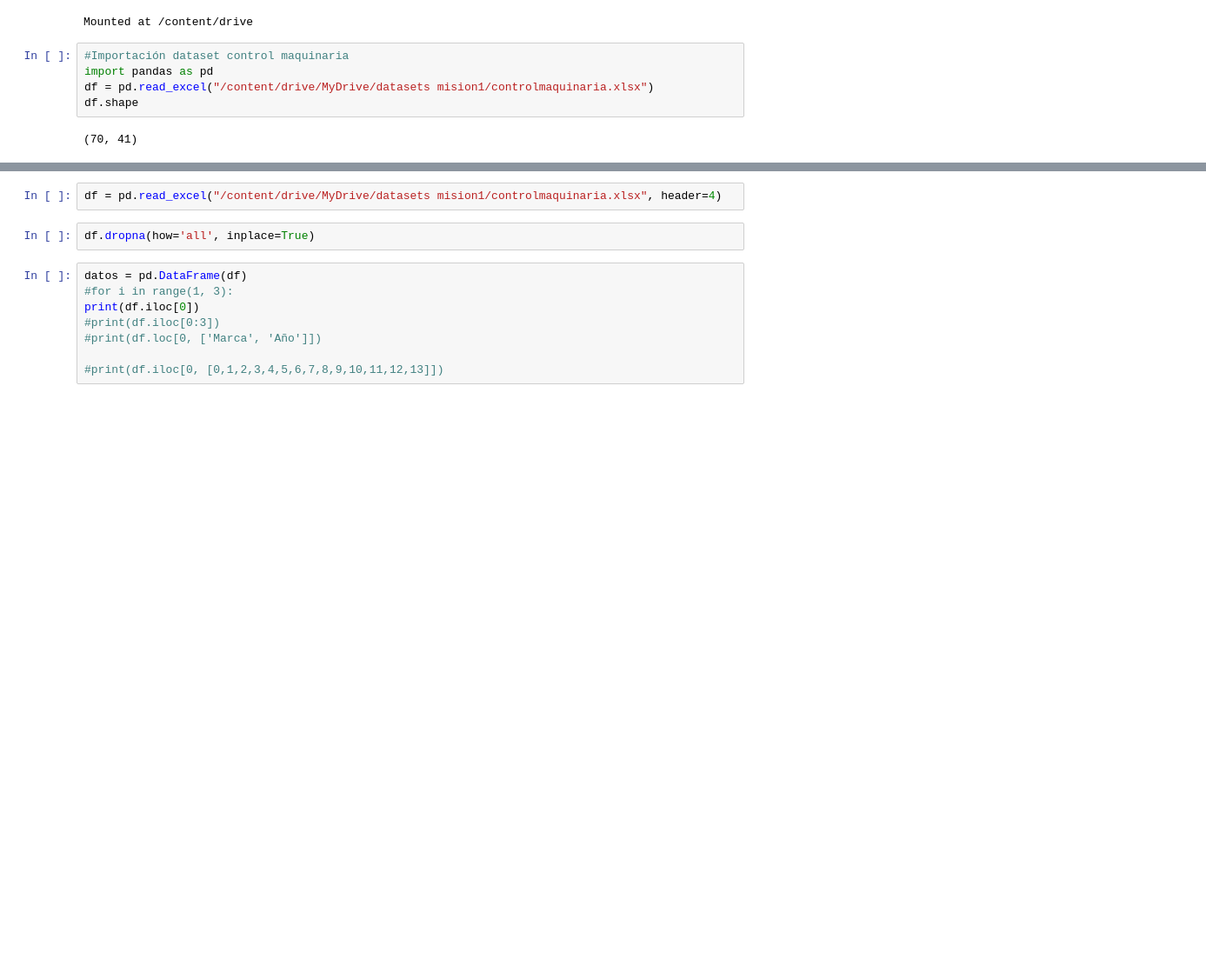
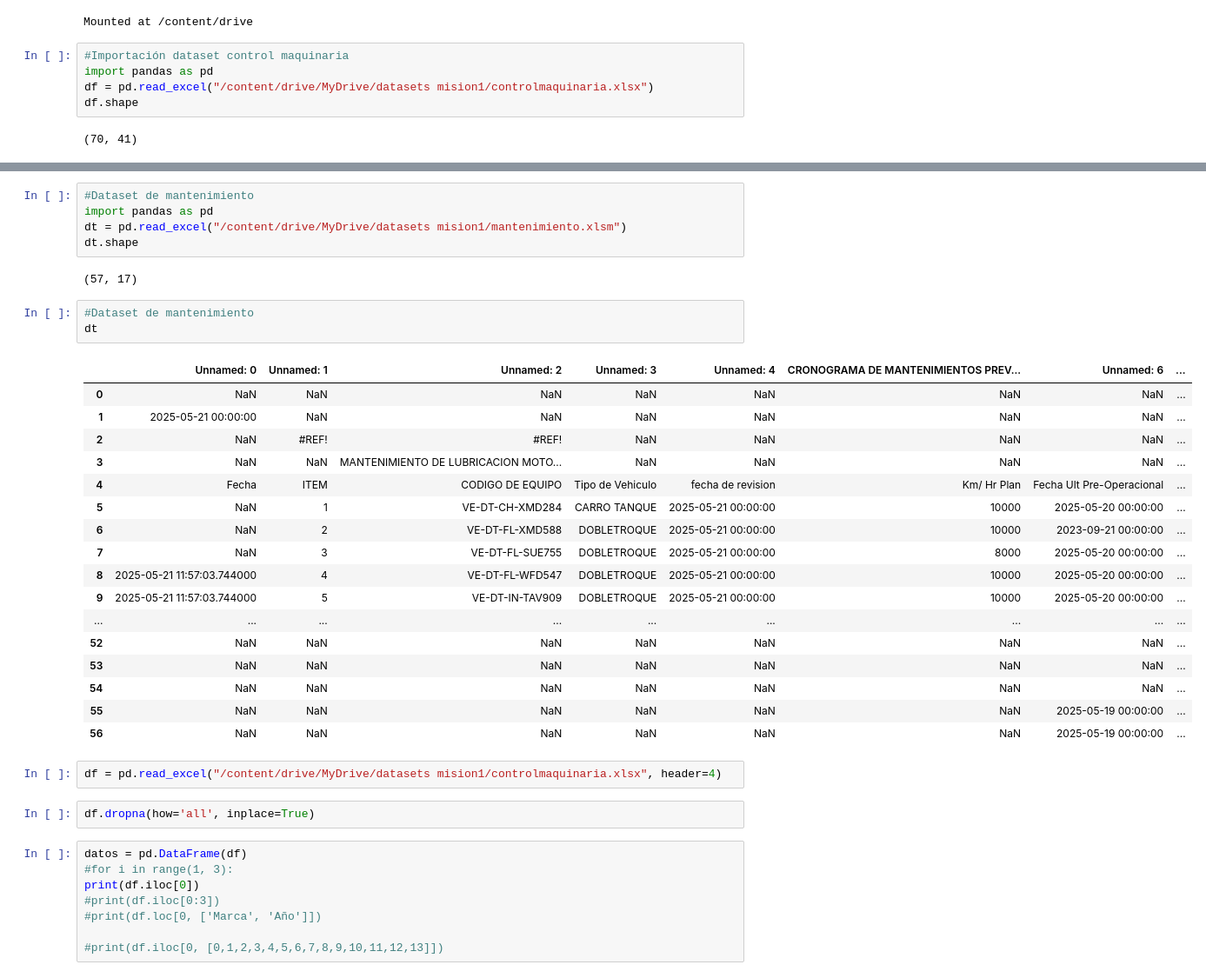
Before and after one commit to jdmartinezrs/K-NN_MODEL_KM_VEHICLE_PREDICTION, a Jupyter notebook: Mision1.ipynb, the cells around one changed output, grey strips where cells are left out. Shown at 87% size. Drawn from its saved outputs; the diff is of its cells as text; blank space fills up the shorter version.

Commit message:
Mantenimiento dataset was import

```diff
--- a/Mision1.ipynb
+++ b/Mision1.ipynb
@@ -33,3 +34,31 @@ df
+# %%
+#Dataset de mantenimiento
+import pandas as pd
+dt = pd.read_excel("/content/drive/MyDrive/datasets mision1/mantenimiento.xlsm")
+dt.shape
+# %% [output]
+(57, 17)
+# %%
+#Dataset de mantenimiento
+dt
+# %% [output]
+|  | Unnamed: 0 | Unnamed: 1 | Unnamed: 2 | Unnamed: 3 | Unnamed: 4 | CRONOGRAMA DE MANTENIMIENTOS PREV... | Unnamed: 6 | ... |
+| 0 | NaN | NaN | NaN | NaN | NaN | NaN | NaN | ... |
+| 1 | 2025-05-21 00:00:00 | NaN | NaN | NaN | NaN | NaN | NaN | ... |
+| 2 | NaN | #REF! | #REF! | NaN | NaN | NaN | NaN | ... |
+| 3 | NaN | NaN | MANTENIMIENTO DE LUBRICACION MOTO... | NaN | NaN | NaN | NaN | ... |
+| 4 | Fecha | ITEM | CODIGO DE EQUIPO | Tipo de Vehiculo | fecha de revision | Km/ Hr Plan | Fecha Ult Pre-Operacional | ... |
+| 5 | NaN | 1 | VE-DT-CH-XMD284 | CARRO TANQUE | 2025-05-21 00:00:00 | 10000 | 2025-05-20 00:00:00 | ... |
+| 6 | NaN | 2 | VE-DT-FL-XMD588 | DOBLETROQUE | 2025-05-21 00:00:00 | 10000 | 2023-09-21 00:00:00 | ... |
+| 7 | NaN | 3 | VE-DT-FL-SUE755 | DOBLETROQUE | 2025-05-21 00:00:00 | 8000 | 2025-05-20 00:00:00 | ... |
+| 8 | 2025-05-21 11:57:03.744000 | 4 | VE-DT-FL-WFD547 | DOBLETROQUE | 2025-05-21 00:00:00 | 10000 | 2025-05-20 00:00:00 | ... |
+| 9 | 2025-05-21 11:57:03.744000 | 5 | VE-DT-IN-TAV909 | DOBLETROQUE | 2025-05-21 00:00:00 | 10000 | 2025-05-20 00:00:00 | ... |
+| ... | ... | ... | ... | ... | ... | ... | ... | ... |
+| 52 | NaN | NaN | NaN | NaN | NaN | NaN | NaN | ... |
+| 53 | NaN | NaN | NaN | NaN | NaN | NaN | NaN | ... |
+| 54 | NaN | NaN | NaN | NaN | NaN | NaN | NaN | ... |
+| 55 | NaN | NaN | NaN | NaN | NaN | NaN | 2025-05-19 00:00:00 | ... |
+| 56 | NaN | NaN | NaN | NaN | NaN | NaN | 2025-05-19 00:00:00 | ... |
 # %%
 df = pd.read_excel("/content/drive/MyDrive/datasets mision1/controlmaquinaria.xlsx", header=4)
 # %%
```
Also changed, not shown: parts of 2 cells of this notebook.
